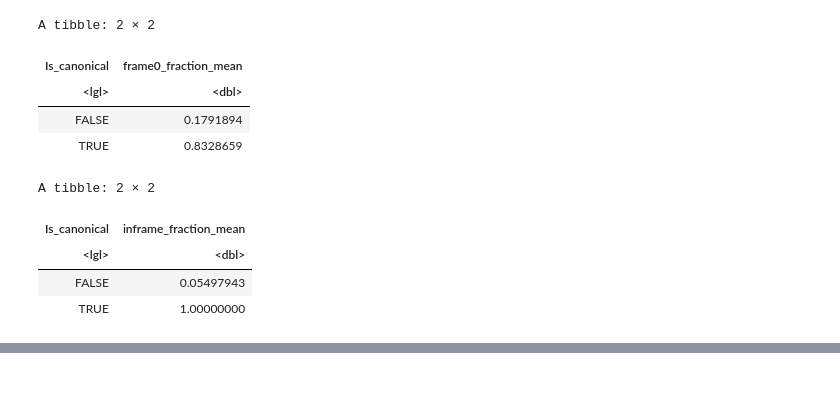
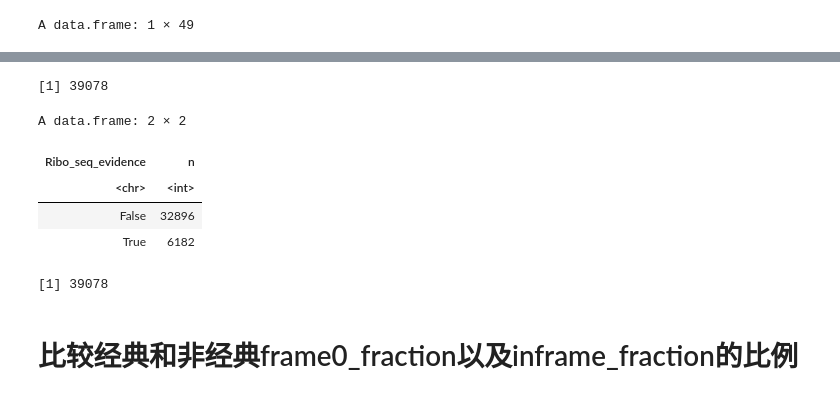
Before and after one commit to LiTing99-cutie/sORFs, a Jupyter notebook: 02-Mass-spec-20250723/analysis/20250910_c8_protein_map/scripts/visual/filter.20251010.ipynb, the cells around one changed output, grey strips where cells are left out. Drawn from its saved outputs; the diff is of its cells as text; code cells hidden in the pictures.

```diff
--- a/02-Mass-spec-20250723/analysis/20250910_c8_protein_map/scripts/visual/filter.20251010.ipynb
+++ b/02-Mass-spec-20250723/analysis/20250910_c8_protein_map/scripts/visual/filter.20251010.ipynb
@@ -62,14 +74,10 @@ A data.frame: 1 × 44
-# %%
-orfs_1 %>% group_by(Is_canonical) %>% summarise(frame0_fraction_mean=mean(frame0_fraction))
-orfs_1 %>% group_by(Is_canonical) %>% summarise(inframe_fraction_mean=mean(inframe_fraction))
-# %% [output]
-A tibble: 2 × 2
-| Is_canonical | frame0_fraction_mean |
-| <lgl> | <dbl> |
-| FALSE | 0.1791894 |
-| TRUE | 0.8328659 |
-A tibble: 2 × 2
-| Is_canonical | inframe_fraction_mean |
-| <lgl> | <dbl> |
-| FALSE | 0.05497943 |
-| TRUE | 1.00000000 |
+# %%
+# 合并
+merge(orfs,orfs_peri) %>% merge(orfs_overlap) -> orfs_1
+orfs_1 %>% head(1)
+orfs_1 %>% nrow()
+merge(orfs_1,res_filter_paralog_ortholog,by.x="ORF_id",by.y="orf_id",all.x = T) -> orf_2
+orf_2$Ribo_seq_evidence <- ifelse(orf_2$ORF_id_custom %in% orfs.3_ways$V4,"True","False")
+orf_2 %>% count(Ribo_seq_evidence)
+# %% [output]
+A data.frame: 1 × 49
@@ -75,0 +87,15 @@ A tibble: 2 × 2
+[1] 39078
+A data.frame: 2 × 2
+| Ribo_seq_evidence | n |
+| <chr> | <int> |
+| False | 32896 |
+| True | 6182 |
+# %%
+nrow(orf_2)
+# 导出PB ID
+create_path("../../results/1/add_info/")
+fwrite_c(orf_2,"../../results/1/add_info/orfs_ms_pb.txt")
+# %% [output]
+[1] 39078
+# %% [markdown]
+# 比较经典和非经典frame0_fraction以及inframe_fraction的比例
```
Also changed, not shown: parts of 19 cells of this notebook, 32 other files.
